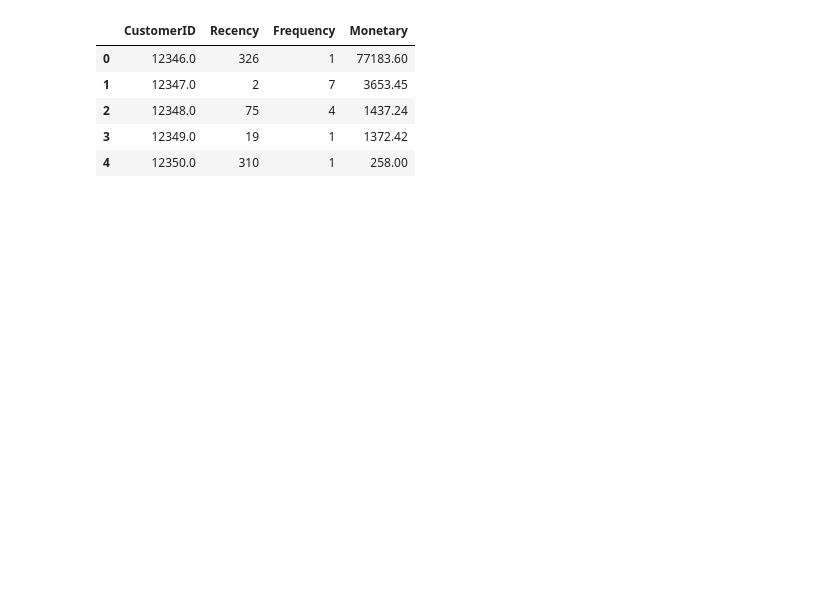
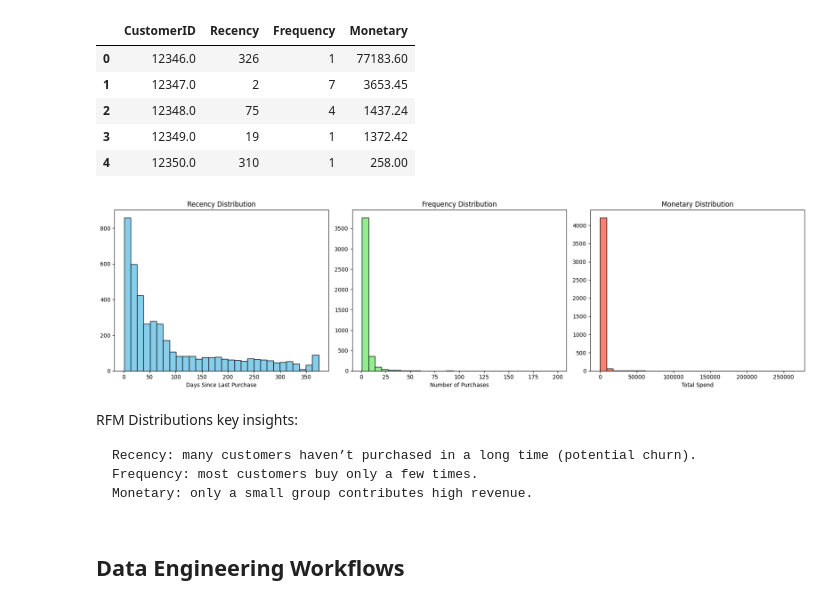
Before and after one commit to supremkc05/ecommerce-analytics-forecasting, a Jupyter notebook: etl_pipeline.ipynb, the cells around one changed output. Saved outputs shown, nothing was run; the diff lists cells and outputs as text; code cells hidden in the pictures; blank space fills up the shorter version.

```diff
--- a/etl_pipeline.ipynb
+++ b/etl_pipeline.ipynb
@@ -153,3 +164,31 @@ rfm.head()
 | 2 | 12348.0 | 75 | 4 | 1437.24 |
 | 3 | 12349.0 | 19 | 1 | 1372.42 |
 | 4 | 12350.0 | 310 | 1 | 258.00 |
+# %%
+#Distribution of RFM metrics
+fig, axes = plt.subplots(1, 3, figsize=(18,5))
+
+axes[0].hist(rfm['Recency'], bins=30, color='skyblue', edgecolor='black')
+axes[0].set_title("Recency Distribution")
+axes[0].set_xlabel("Days Since Last Purchase")
+
+axes[1].hist(rfm['Frequency'], bins=30, color='lightgreen', edgecolor='black')
+axes[1].set_title("Frequency Distribution")
+axes[1].set_xlabel("Number of Purchases")
+
+axes[2].hist(rfm['Monetary'], bins=30, color='salmon', edgecolor='black')
+axes[2].set_title("Monetary Distribution")
+axes[2].set_xlabel("Total Spend")
+
+plt.tight_layout()
+plt.show()
+# %% [output]
+[figure, added]
+# %% [markdown]
+RFM Distributions key insights:
+
+    Recency: many customers haven’t purchased in a long time (potential churn).
+    Frequency: most customers buy only a few times.
+    Monetary: only a small group contributes high revenue.
+# %% [markdown]
+## Data Engineering Workflows
```
Also changed, not shown: parts of 8 cells of this notebook.
